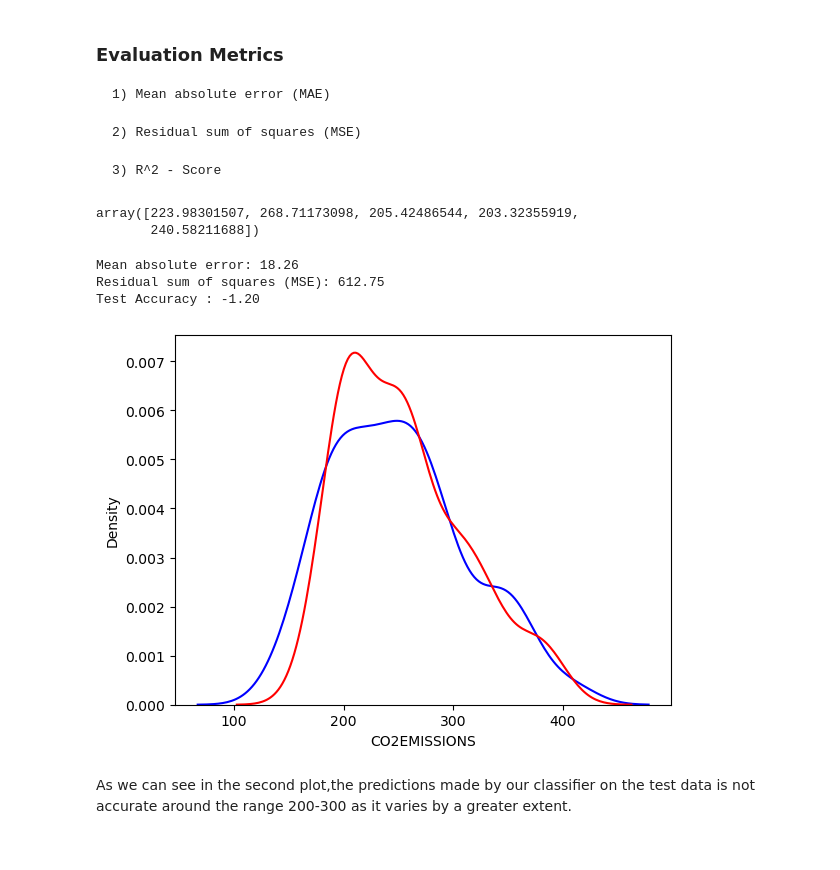
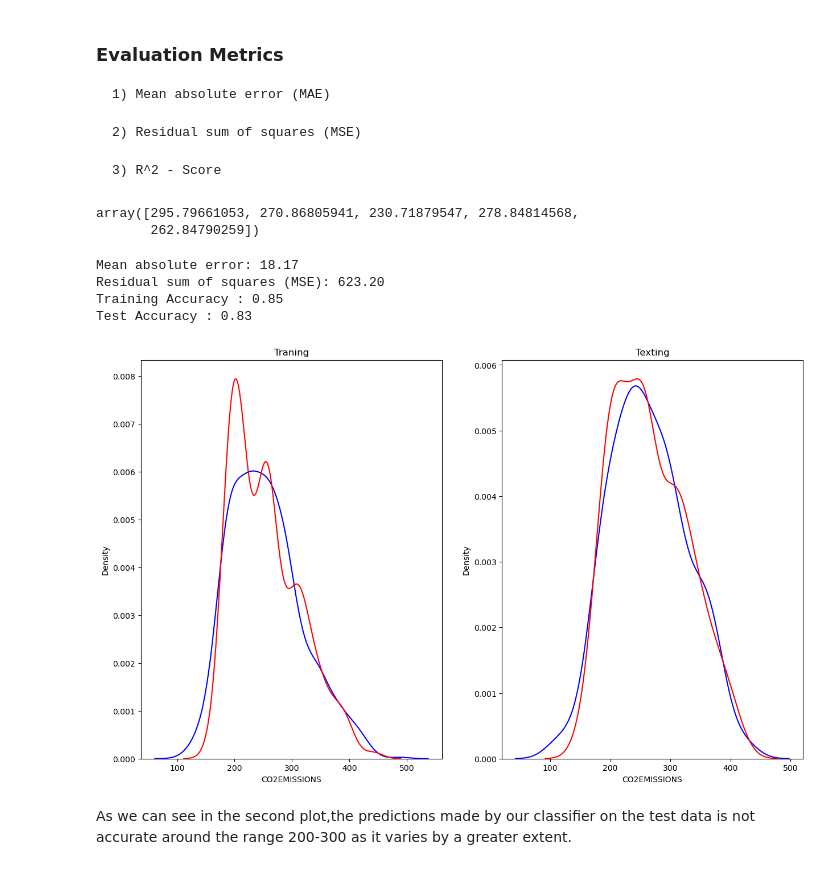
Before and after one commit to sujitbhuyan/CO2-Emmission, a Jupyter notebook: Fuel Consumption_update.ipynb, the cells around one changed output. Saved outputs shown, nothing was run; the diff lists cells and outputs as text; code cells hidden in the pictures.

```diff
--- a/Fuel Consumption_update.ipynb
+++ b/Fuel Consumption_update.ipynb
@@ -670,27 +670,37 @@ Intercept:  77.77217097817334
 y_test2_hat = Mul_reg1.predict(X_test2)
 
 #Prediction on training data
-#y_train2_hat = Mul_reg1.predict(y_train2)
+y_train2_hat = Mul_reg1.predict(X_train2)
 
 y_test2_hat[:5]
 # %% [output]
-array([223.98301507, 268.71173098, 205.42486544, 203.32355919,
-       240.58211688])
+array([295.79661053, 270.86805941, 230.71879547, 278.84814568,
+       262.84790259])
 # %%
 print("Mean absolute error: %.2f" % np.mean(np.absolute(y_test2_hat - y_test2)))
 print("Residual sum of squares (MSE): %.2f" % np.mean((y_test2_hat - y_test2) ** 2))
-#print("Training Accuracy : %.2f" % r2_score(y_train2_hat, y_train2))
-print("Test Accuracy : %.2f" % r2_score(y_test2_hat, y_test))
+print("Training Accuracy : %.2f" % r2_score(y_train2_hat, y_train2))
+print("Test Accuracy : %.2f" % r2_score(y_test2_hat, y_test2))
 # %% [output]
-Mean absolute error: 18.26
-Residual sum of squares (MSE): 612.75
-Test Accuracy : -1.20
+Mean absolute error: 18.17
+Residual sum of squares (MSE): 623.20
+Training Accuracy : 0.85
+Test Accuracy : 0.83
 # %%
-sns.distplot(y_test, color = 'b', label="true-values", hist=False)
+plt.figure(figsize = (15,20))
+
+plt.subplot(2,2,1)
+sns.distplot(y_train2, color = 'b', label="true-values", hist=False)
+sns.distplot(y_train2_hat, color='r', label="predicted values", hist= False)
+plt.title('Traning')
+
+plt.subplot(2,2,2)
+sns.distplot(y_test2, color = 'b', label="true-values", hist=False)
 sns.distplot(y_test2_hat, color='r', label="predicted values", hist= False)
+plt.title('Texting')
 plt.show()
 # %% [output]
-[figure, old version]
+[figure, new version]
 # %% [markdown]
 As we can see in the second plot,the predictions made by our classifier on the test data is not accurate around the range 200-300 as it varies by a greater extent.
 # %% [markdown]
```
Also changed, not shown: parts of 11 cells of this notebook.
